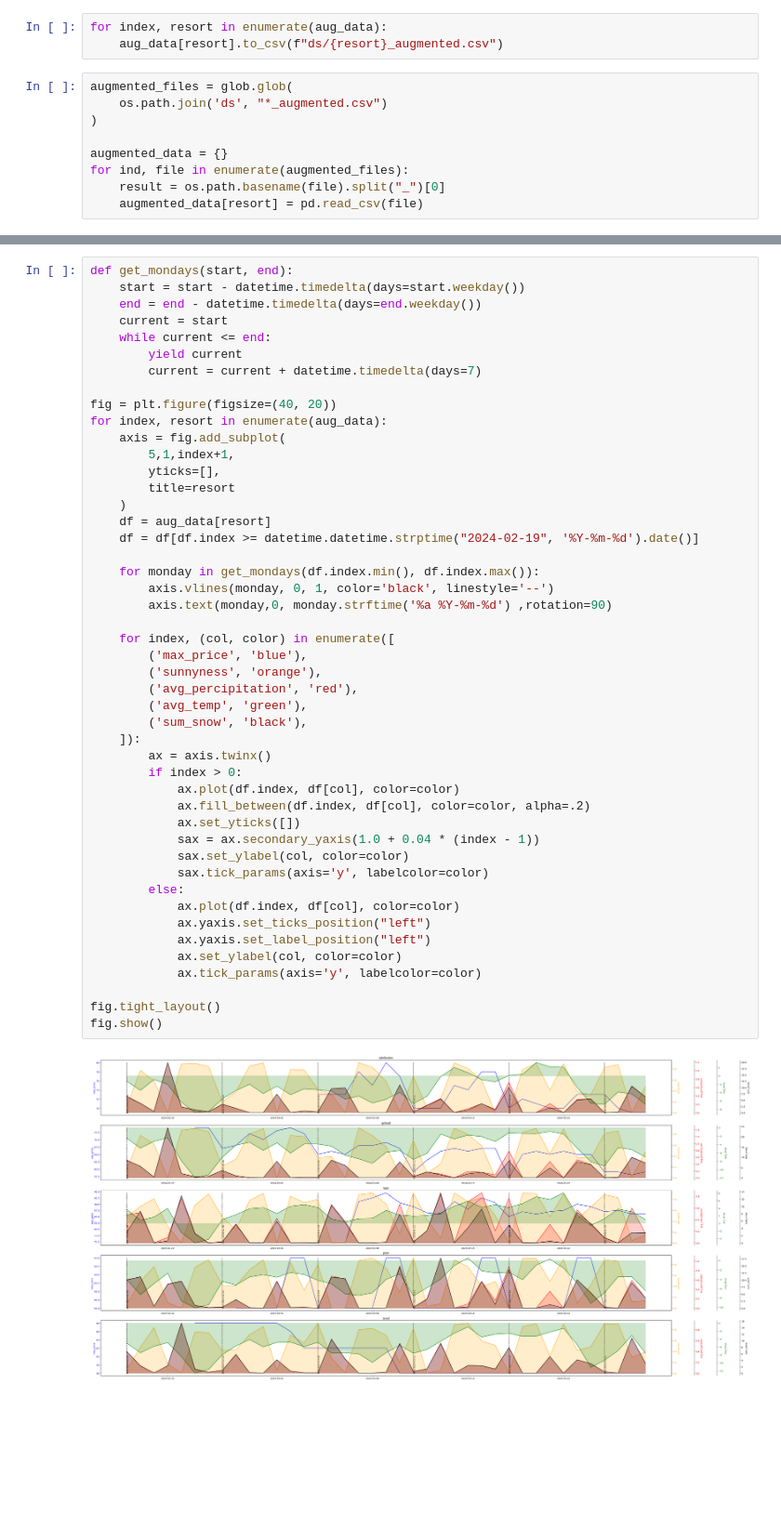
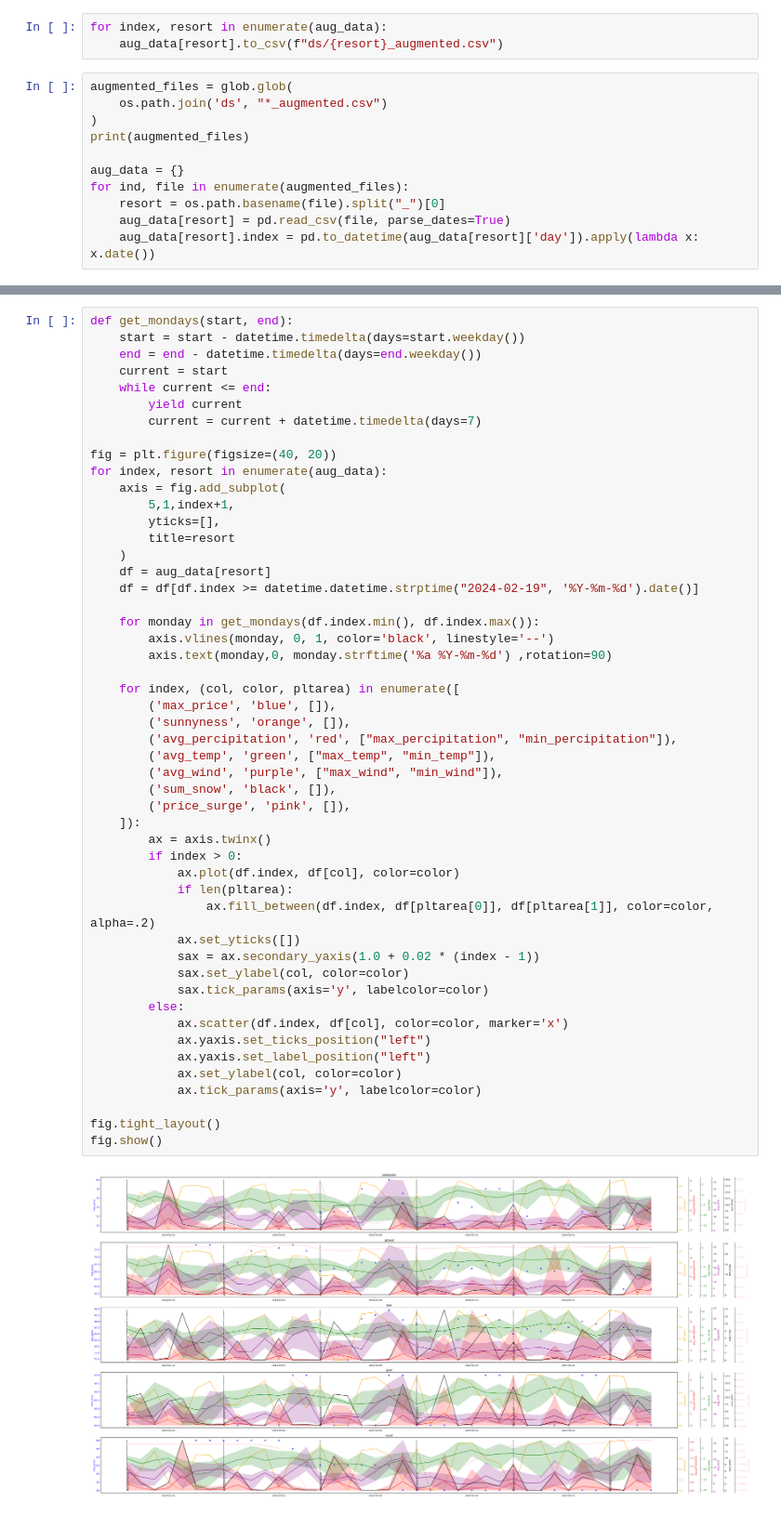
Before and after one commit to eigenmannmartin/adsskipredictor, a Jupyter notebook: data/data_prep.ipynb, the cells around one changed output, grey strips where cells are left out. Shown at 93% size. Drawn from its saved outputs; the diff is of its cells as text; blank space fills up the shorter version.

```diff
--- a/data/data_prep.ipynb
+++ b/data/data_prep.ipynb
@@ -97,8 +107,10 @@ for index, resort in enumerate(aug_data):
 augmented_files = glob.glob(
     os.path.join('ds', "*_augmented.csv")
 )
+print(augmented_files)
 
-augmented_data = {}
+aug_data = {}
 for ind, file in enumerate(augmented_files):
-    result = os.path.basename(file).split("_")[0]
-    augmented_data[resort] = pd.read_csv(file)
+    resort = os.path.basename(file).split("_")[0]
+    aug_data[resort] = pd.read_csv(file, parse_dates=True)
+    aug_data[resort].index = pd.to_datetime(aug_data[resort]['day']).apply(lambda x: x.date())
@@ -116,40 +128,43 @@ def get_mondays(start, end):
 fig = plt.figure(figsize=(40, 20))
 for index, resort in enumerate(aug_data):
     axis = fig.add_subplot(
         5,1,index+1,
         yticks=[],
         title=resort
     )
     df = aug_data[resort]
     df = df[df.index >= datetime.datetime.strptime("2024-02-19", '%Y-%m-%d').date()]
 
     for monday in get_mondays(df.index.min(), df.index.max()):
         axis.vlines(monday, 0, 1, color='black', linestyle='--')
         axis.text(monday,0, monday.strftime('%a %Y-%m-%d') ,rotation=90)
 
-    for index, (col, color) in enumerate([
-        ('max_price', 'blue'),
-        ('sunnyness', 'orange'),
-        ('avg_percipitation', 'red'),
-        ('avg_temp', 'green'),
-        ('sum_snow', 'black'),
+    for index, (col, color, pltarea) in enumerate([
+        ('max_price', 'blue', []),
+        ('sunnyness', 'orange', []),
+        ('avg_percipitation', 'red', ["max_percipitation", "min_percipitation"]),
+        ('avg_temp', 'green', ["max_temp", "min_temp"]),
+        ('avg_wind', 'purple', ["max_wind", "min_wind"]),
+        ('sum_snow', 'black', []),
+        ('price_surge', 'pink', []),
     ]):
         ax = axis.twinx()
         if index > 0:
             ax.plot(df.index, df[col], color=color)
-            ax.fill_between(df.index, df[col], color=color, alpha=.2)
+            if len(pltarea):
+                ax.fill_between(df.index, df[pltarea[0]], df[pltarea[1]], color=color, alpha=.2)
             ax.set_yticks([])
-            sax = ax.secondary_yaxis(1.0 + 0.04 * (index - 1))
+            sax = ax.secondary_yaxis(1.0 + 0.02 * (index - 1))
             sax.set_ylabel(col, color=color)
             sax.tick_params(axis='y', labelcolor=color)
         else:
-            ax.plot(df.index, df[col], color=color)
+            ax.scatter(df.index, df[col], color=color, marker='x')
             ax.yaxis.set_ticks_position("left")
             ax.yaxis.set_label_position("left")
             ax.set_ylabel(col, color=color)
             ax.tick_params(axis='y', labelcolor=color)
 
 fig.tight_layout()
 fig.show()
 # %% [output]
-[figure, old version]
+[figure, new version]
```
Also changed, not shown: parts of 7 cells of this notebook.
